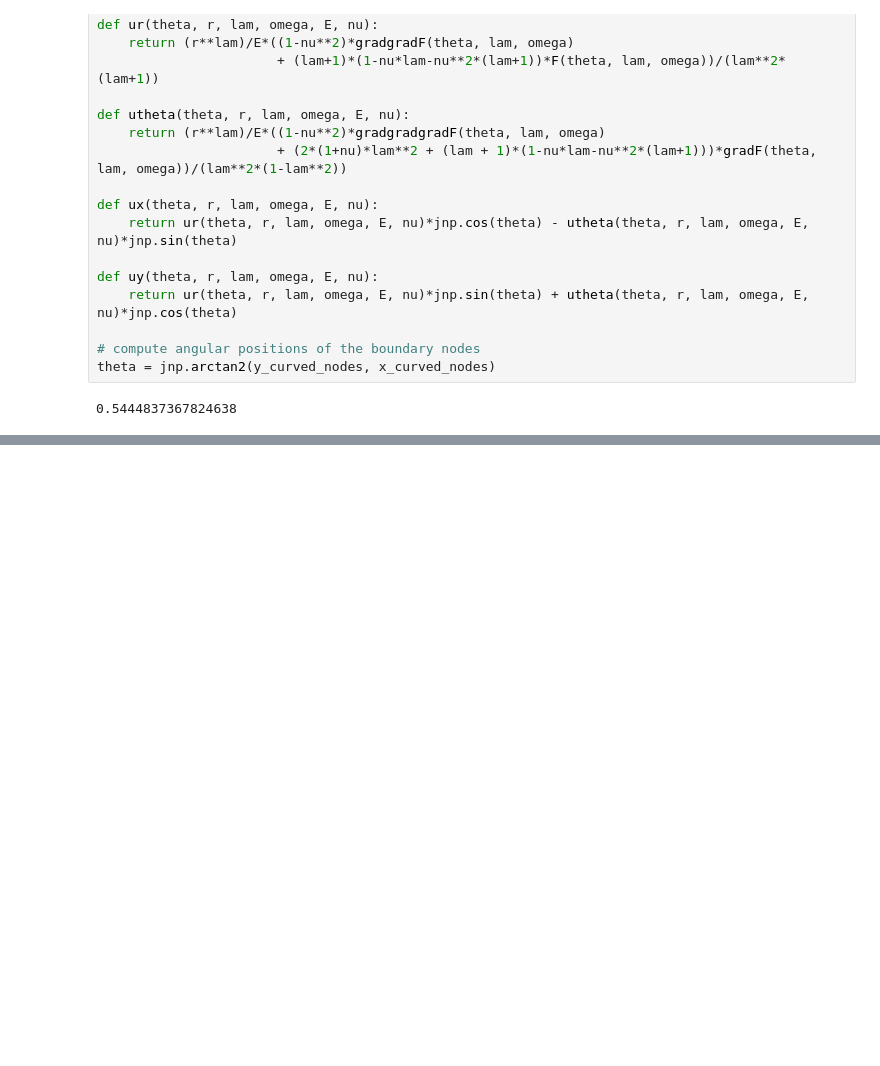
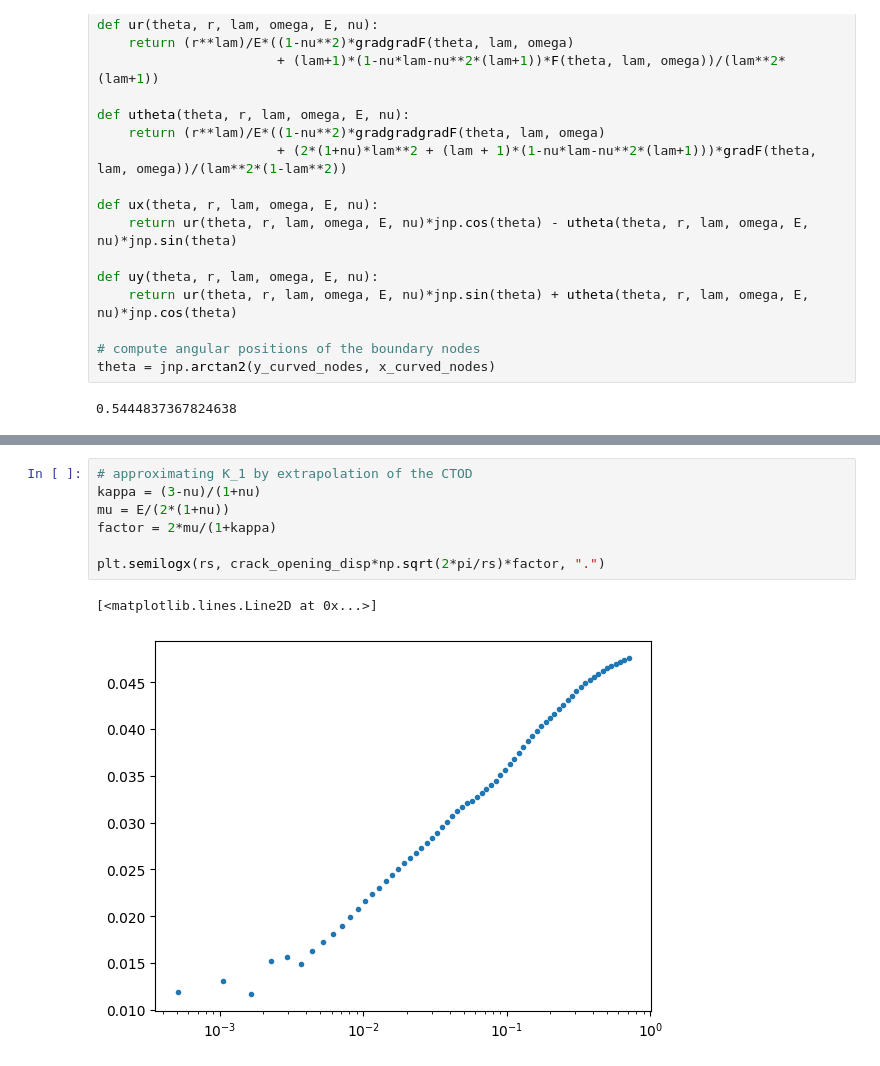
Before and after one commit to cpml-au/dctkit, a Jupyter notebook: examples/pacman_fracture.ipynb, the cells around one changed output, grey strips where cells are left out. Saved outputs shown, nothing was run; the diff lists cells and outputs as text; blank space fills up the shorter version.

```diff
--- a/examples/pacman_fracture.ipynb
+++ b/examples/pacman_fracture.ipynb
@@ -232,0 +268,10 @@ ax1.axis('equal')
+# %%
+# approximating K_1 by extrapolation of the CTOD
+kappa = (3-nu)/(1+nu)
+mu = E/(2*(1+nu))
+factor = 2*mu/(1+kappa)
+
+plt.semilogx(rs, crack_opening_disp*np.sqrt(2*pi/rs)*factor, ".")
+# %% [output]
+[<matplotlib.lines.Line2D at 0x...>]
+[figure, added]
```
Also changed, not shown: parts of 13 cells of this notebook, 3 other files.
